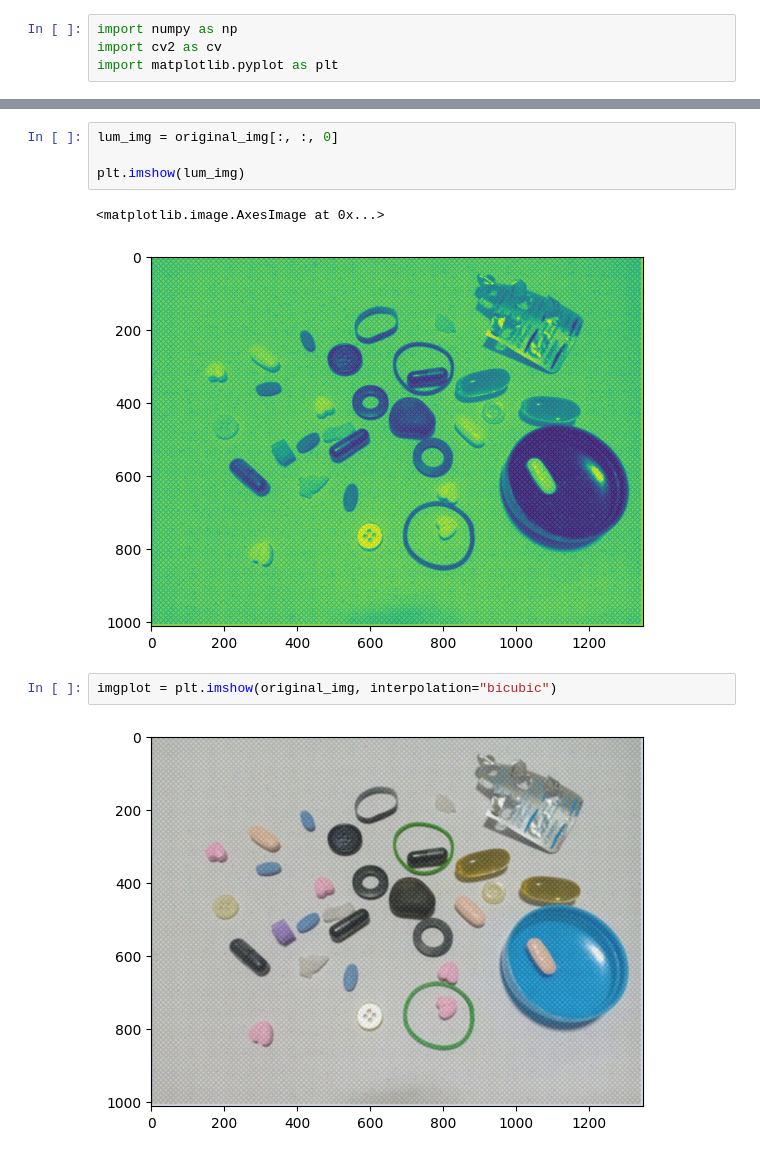
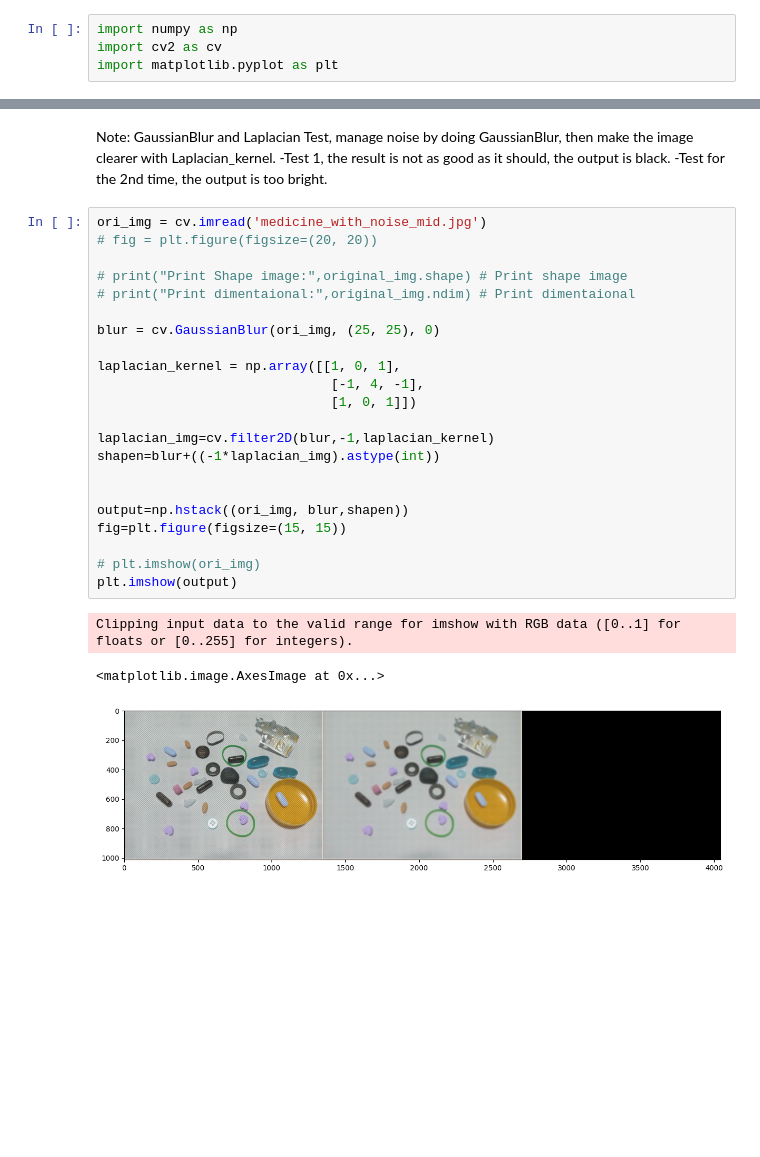
Before and after one commit to SARAWIN-BK-7/Image_Processing_github, a Jupyter notebook: mid_6301072520172.ipynb, the cells around one changed output, grey strips where cells are left out. Cells and saved outputs as stored; diff of their text form; blank space fills up the shorter version.

```diff
--- a/mid_6301072520172.ipynb
+++ b/mid_6301072520172.ipynb
@@ -17,11 +5,31 @@ plt.imshow(original_img)
-# %%
-lum_img = original_img[:, :, 0]
-
-plt.imshow(lum_img)
-# %% [output]
-<matplotlib.image.AxesImage at 0x...>
-[figure, removed]
-# %%
-imgplot = plt.imshow(original_img, interpolation="bicubic")
-# %% [output]
-[figure, removed]
+# %% [markdown]
+Note: GaussianBlur and Laplacian
+Test, manage noise by doing GaussianBlur, then make the image clearer with Laplacian_kernel.
+     -Test 1, the result is not as good as it should, the output is black.
+     -Test for the 2nd time, the output is too bright.
+# %%
+ori_img = cv.imread('medicine_with_noise_mid.jpg')
+# fig = plt.figure(figsize=(20, 20))
+
+# print("Print Shape image:",original_img.shape) # Print shape image
+# print("Print dimentaional:",original_img.ndim) # Print dimentaional
+
+blur = cv.GaussianBlur(ori_img, (25, 25), 0)
+
+laplacian_kernel = np.array([[1, 0, 1],
+                              [-1, 4, -1],
+                              [1, 0, 1]])
+
+laplacian_img=cv.filter2D(blur,-1,laplacian_kernel)
+shapen=blur+((-1*laplacian_img).astype(int))
+
+
+output=np.hstack((ori_img, blur,shapen))
+fig=plt.figure(figsize=(15, 15))
+
+# plt.imshow(ori_img)
+plt.imshow(output)
+# %% [output]
+Clipping input data to the valid range for imshow with RGB data ([0..1] for floats or [0..255] for integers).
+<matplotlib.image.AxesImage at 0x...>
+[figure, added]
```
Also changed, not shown: parts of 3 cells of this notebook, 1 other file.
